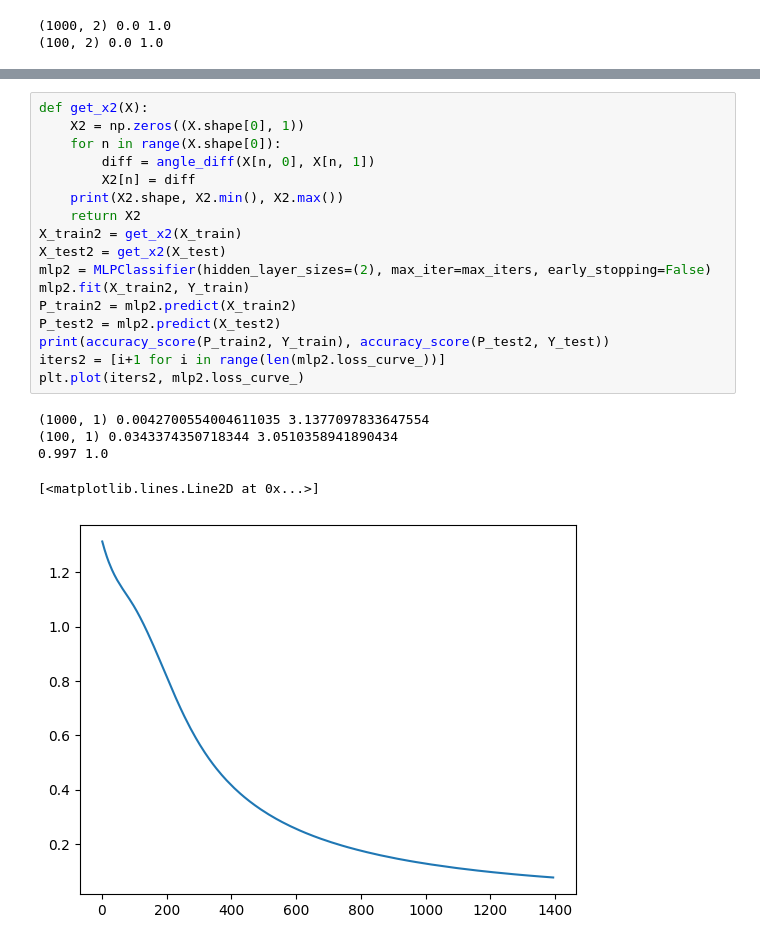
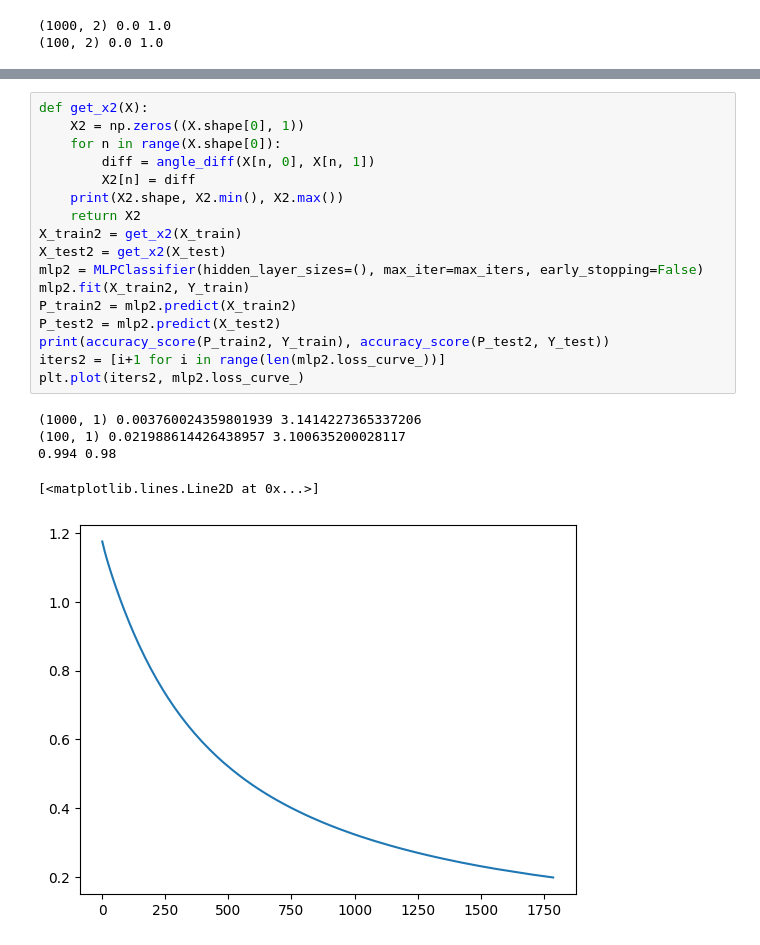
Before and after one commit to WreckItTim/rl_drone, a Jupyter notebook: Utility_Notebook.ipynb, the cells around one changed output, grey strips where cells are left out. Drawn from its saved outputs; the diff is of its cells as text.

```diff
--- a/Utility_Notebook.ipynb
+++ b/Utility_Notebook.ipynb
@@ -101,24 +101,24 @@ plt.plot(iters, mlp.loss_curve_)
 # %%
 def get_x2(X):
     X2 = np.zeros((X.shape[0], 1))
     for n in range(X.shape[0]):
         diff = angle_diff(X[n, 0], X[n, 1])
         X2[n] = diff
     print(X2.shape, X2.min(), X2.max())
     return X2
 X_train2 = get_x2(X_train)
 X_test2 = get_x2(X_test)
-mlp2 = MLPClassifier(hidden_layer_sizes=(2), max_iter=max_iters, early_stopping=False)
+mlp2 = MLPClassifier(hidden_layer_sizes=(), max_iter=max_iters, early_stopping=False)
 mlp2.fit(X_train2, Y_train)
 P_train2 = mlp2.predict(X_train2)
 P_test2 = mlp2.predict(X_test2)
 print(accuracy_score(P_train2, Y_train), accuracy_score(P_test2, Y_test))
 iters2 = [i+1 for i in range(len(mlp2.loss_curve_))]
 plt.plot(iters2, mlp2.loss_curve_)
 # %% [output]
-(1000, 1) 0.0042700554004611035 3.1377097833647554
-(100, 1) 0.0343374350718344 3.0510358941890434
-0.997 1.0
+(1000, 1) 0.003760024359801939 3.1414227365337206
+(100, 1) 0.021988614426438957 3.100635200028117
+0.994 0.98
 [<matplotlib.lines.Line2D at 0x...>]
-[figure, old version]
+[figure, new version]
 # %%
```
Also changed, not shown: parts of 5 cells of this notebook, 7 other files.
